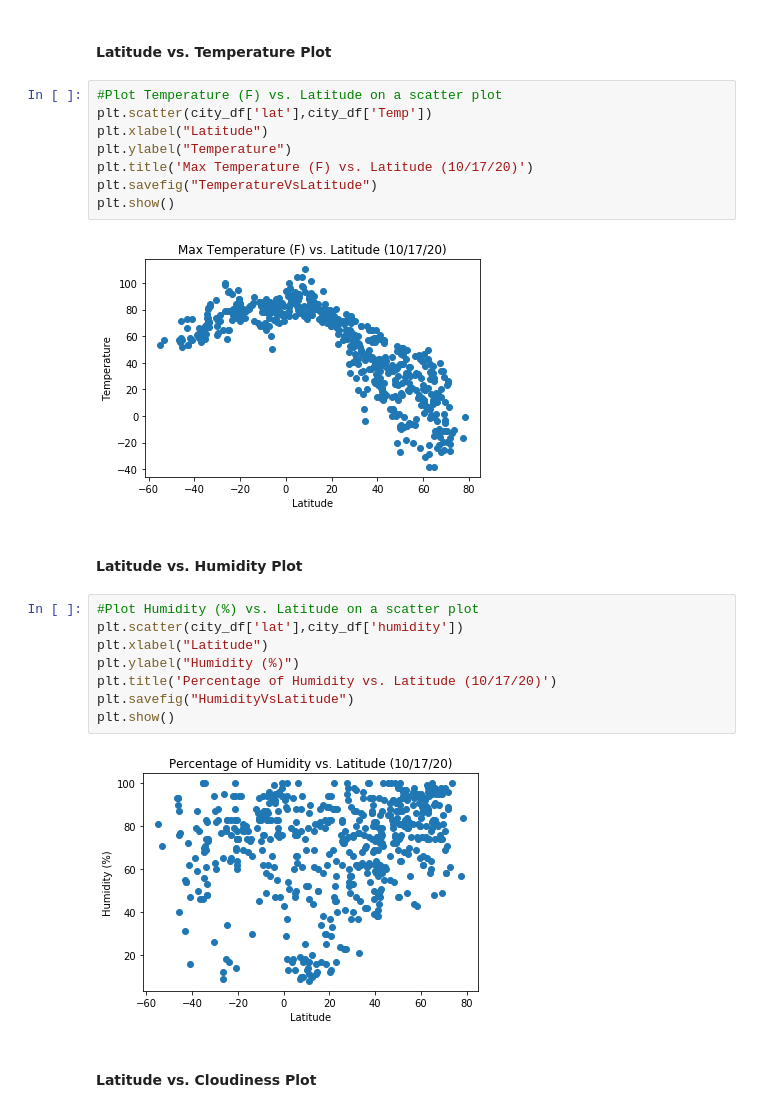
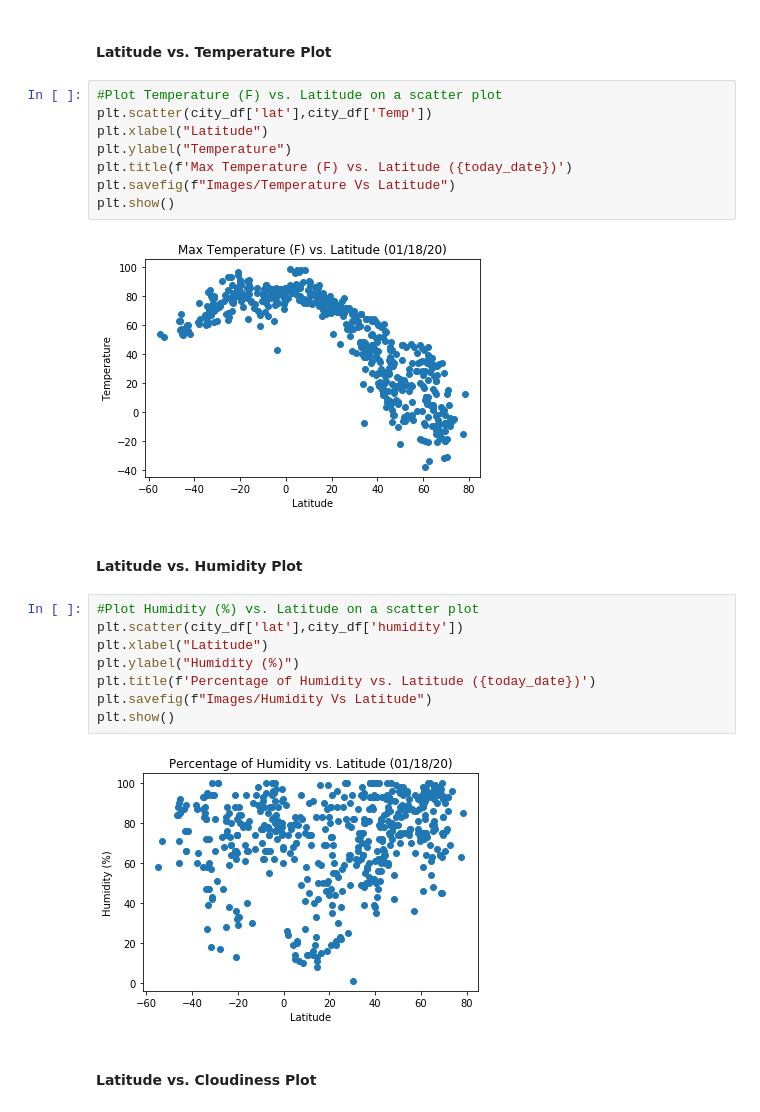
Before and after one commit to whatwillnjdo/python-api-challenge, a Jupyter notebook: WeatherPy.ipynb, the cells around one changed output. Drawn from its saved outputs; the diff is of its cells as text.

```diff
--- a/WeatherPy.ipynb
+++ b/WeatherPy.ipynb
@@ -162,23 +167,23 @@ city_df
 plt.scatter(city_df['lat'],city_df['Temp'])
 plt.xlabel("Latitude")
 plt.ylabel("Temperature")
-plt.title('Max Temperature (F) vs. Latitude (10/17/20)')
-plt.savefig("TemperatureVsLatitude")
+plt.title(f'Max Temperature (F) vs. Latitude ({today_date})')
+plt.savefig(f"Images/Temperature Vs Latitude")
 plt.show()
 # %% [output]
-[figure, old version]
+[figure, new version]
 # %% [markdown]
 #### Latitude vs. Humidity Plot
 # %%
 #Plot Humidity (%) vs. Latitude on a scatter plot
 plt.scatter(city_df['lat'],city_df['humidity'])
 plt.xlabel("Latitude")
 plt.ylabel("Humidity (%)")
-plt.title('Percentage of Humidity vs. Latitude (10/17/20)')
-plt.savefig("HumidityVsLatitude")
+plt.title(f'Percentage of Humidity vs. Latitude ({today_date})')
+plt.savefig(f"Images/Humidity Vs Latitude")
 plt.show()
 # %% [output]
-[figure, old version]
+[figure, new version]
 # %% [markdown]
 #### Latitude vs. Cloudiness Plot
 # %%
```
Also changed, not shown: parts of 27 cells of this notebook, 14 other files.
